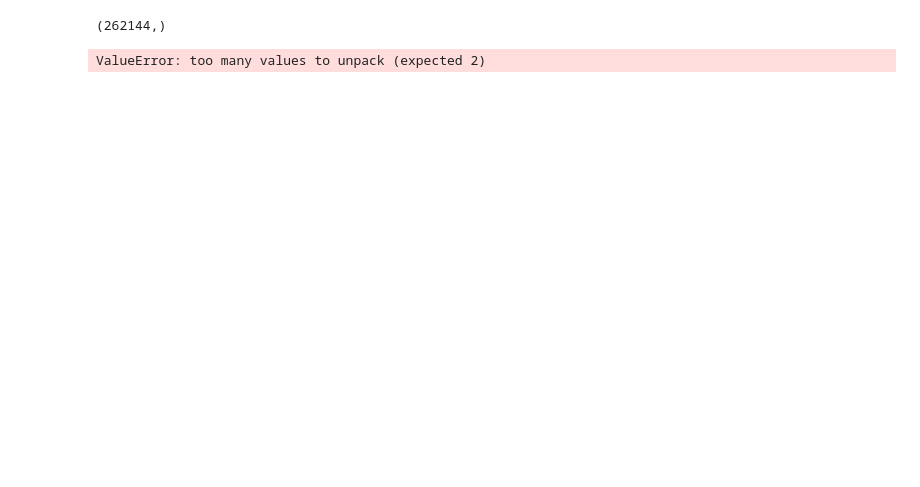
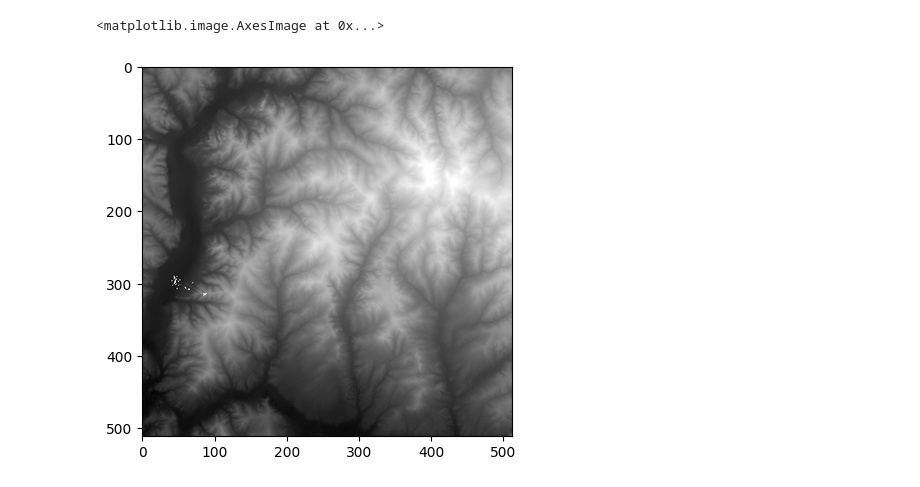
Before and after one commit to thwit/02563-generative-project, a Jupyter notebook: river.ipynb, the cells around one changed output. Saved outputs shown, nothing was run; the diff lists cells and outputs as text; code cells hidden in the pictures; blank space fills up the shorter version.

Commit message:
Notebook + sample hmap

```diff
--- a/river.ipynb
+++ b/river.ipynb
@@ -8,35 +6,36 @@ ImportError: cannot import name 'imread' from 'scipy.misc' (c:\Users\thoma\AppDa
 # %%
 hmap_ = generate_perlin_noise_2d((128, 128), (16,4))
-hmap_ = np.array(Image.open('map.png').convert('L').getdata(), dtype=float) / 255
-hmap_.shape
+hmap_ = imread('map.png')
-# %% [output]
-(262144,)
 # %%
-hmap = np.copy(hmap_)
+hmap = np.copy(hmap_) / 255
 xy = np.random.randint(128, size=2)
-dx, dy = np.gradient(hmap)
-dt = 1
-for i in range(2500):
+xy = np.array([300, 50])
+dt = 0.25
+for i in range(100):
     visited = dict()
-    x_, y_ = xy + np.random.normal(0, 5, size=2)
+    x_, y_ = xy + np.random.normal(0, 3, size=2)
+    dx, dy = np.gradient(hmap_)
+    dx += np.random.normal(0, 0.1, size=dx.shape)
+    dx += np.random.normal(0, 0.1, size=dy.shape)
 
     while True:
         try:
-            hmap[int(x_), int(y_)] = max(-1, hmap[int(x_), int(y_)] * 0.999)
-            x_ += np.sign(dx[int(x_), int(y_)]) * dt + np.random.normal(0, 0.1)
-            y_ += np.sign(dy[int(x_), int(y_)]) * dt + np.random.normal(0, 0.1)
+            hmap[int(x_), int(y_)] = min(1, hmap[int(x_), int(y_)] * 1.01)
+            x_ += dx[int(x_), int(y_)] * dt
+            y_ += dy[int(x_), int(y_)] * dt
 
             if (int(x_), int(y_)) in visited:
                 visited[(int(x_), int(y_))] += 1
             else:
                 visited[(int(x_), int(y_))] = 1
 
-            if visited[(int(x_), int(y_))] > 50:
+            if visited[(int(x_), int(y_))] > 250:
                 break
 
         except IndexError:
             break
 
 plt.imshow(hmap, cmap='gray', interpolation='lanczos')
 # %% [output]
-ValueError: too many values to unpack (expected 2)
+<matplotlib.image.AxesImage at 0x...>
+[figure, added]
```
Also changed, not shown: parts of 1 cell of this notebook.
